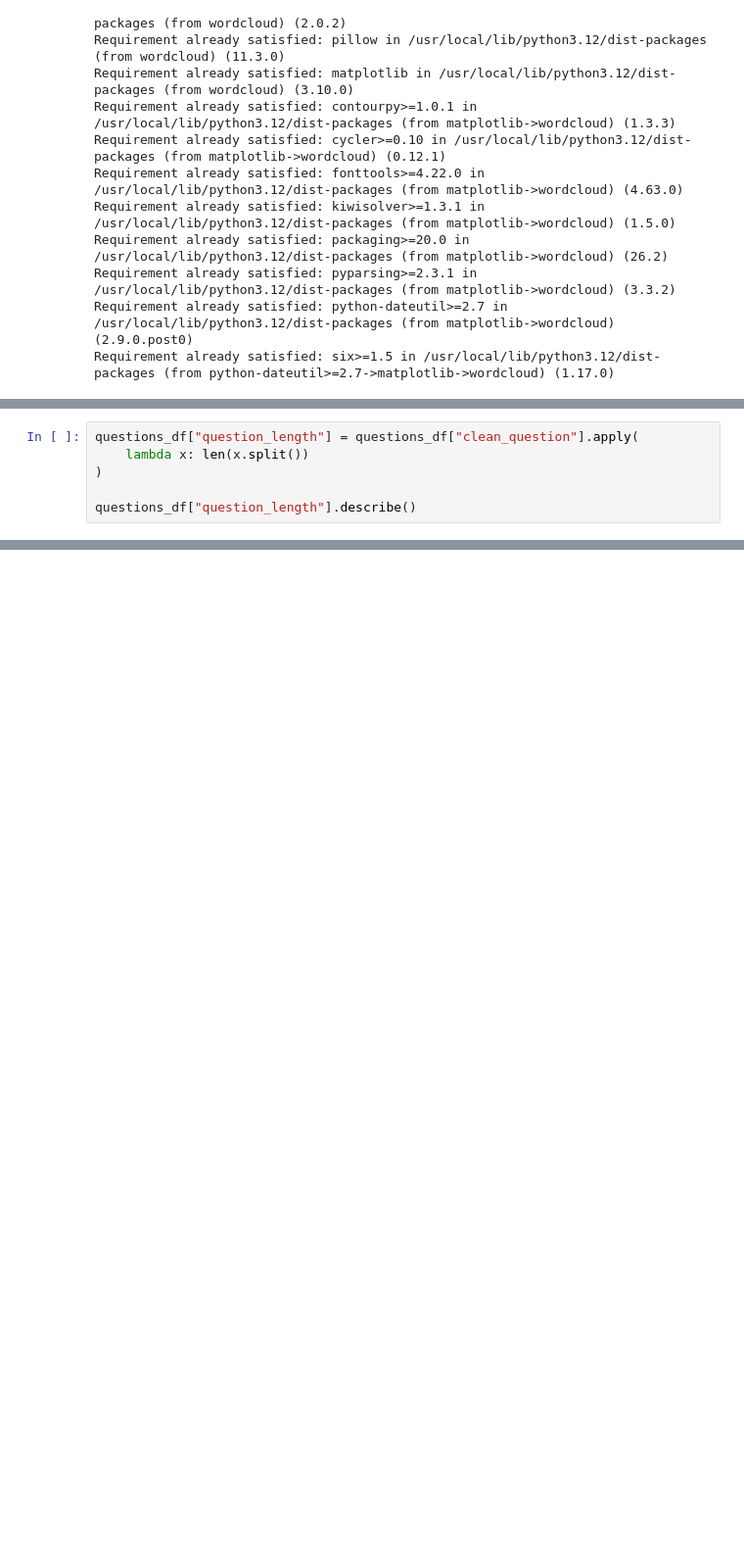
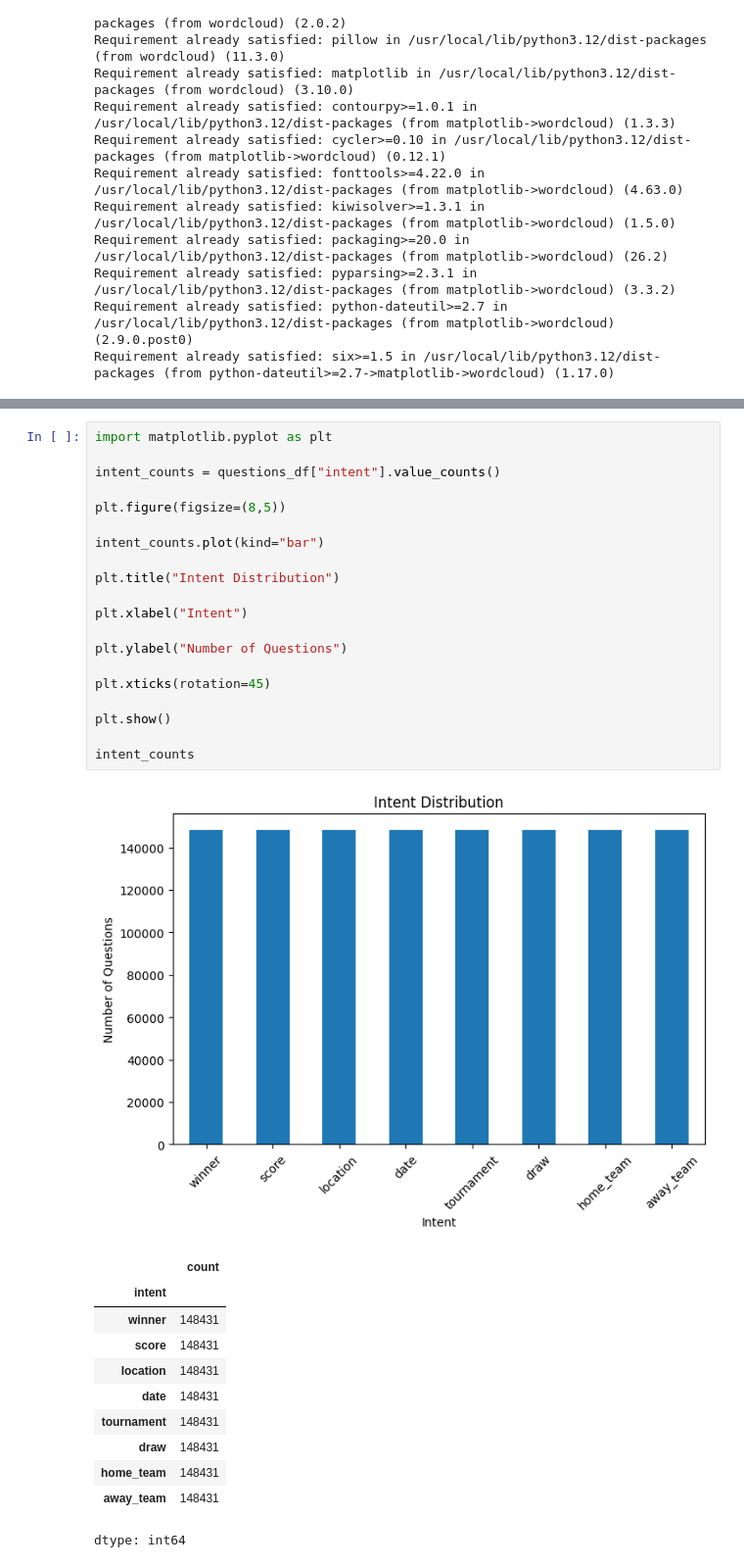
Before and after one commit to eshan14git/football-qa-nlp, a Jupyter notebook: notebooks/Disa_Football_NLQA_Project.ipynb, the cells around one changed output, grey strips where cells are left out. Shown at 98% size. Drawn from its saved outputs; the diff is of its cells as text; blank space fills up the shorter version.

```diff
--- a/notebooks/Disa_Football_NLQA_Project.ipynb
+++ b/notebooks/Disa_Football_NLQA_Project.ipynb
@@ -655,6 +607,0 @@ Name: count, dtype: int64
-# %%
-questions_df["question_length"] = questions_df["clean_question"].apply(
-    lambda x: len(x.split())
-)
-
-questions_df["question_length"].describe()
@@ -1052,0 +722,33 @@ brunei
+# %%
+import matplotlib.pyplot as plt
+
+intent_counts = questions_df["intent"].value_counts()
+
+plt.figure(figsize=(8,5))
+
+intent_counts.plot(kind="bar")
+
+plt.title("Intent Distribution")
+
+plt.xlabel("Intent")
+
+plt.ylabel("Number of Questions")
+
+plt.xticks(rotation=45)
+
+plt.show()
+
+intent_counts
+# %% [output]
+[figure, added]
+|  | count |
+| intent |  |
+| winner | 148431 |
+| score | 148431 |
+| location | 148431 |
+| date | 148431 |
+| tournament | 148431 |
+| draw | 148431 |
+| home_team | 148431 |
+| away_team | 148431 |
+dtype: int64
```
Also changed, not shown: parts of 116 cells of this notebook.
